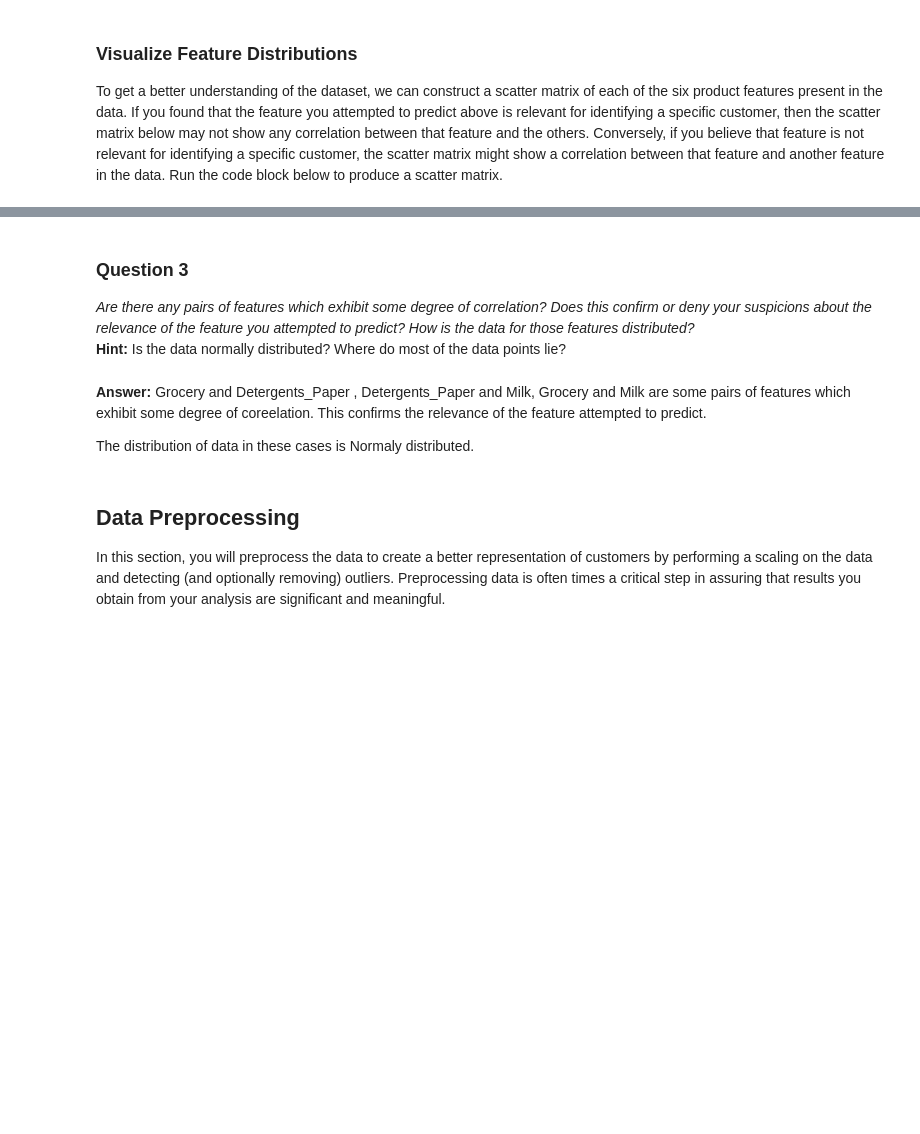
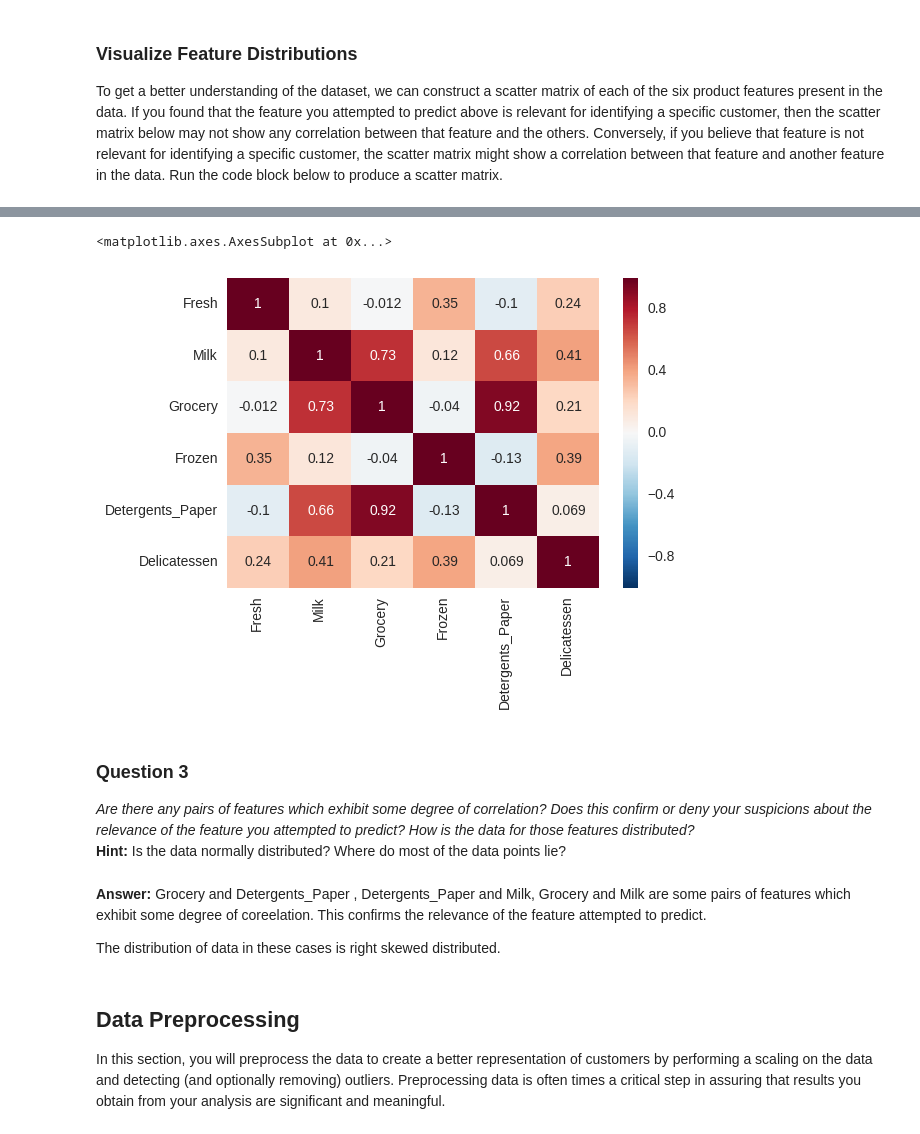
Before and after one commit to tahirahmad2030/customersegments, a Jupyter notebook: customer_segments.ipynb, the cells around one changed output, grey strips where cells are left out. Cells and saved outputs as stored; diff of their text form; code cells hidden in the pictures; blank space fills up the shorter version.

```diff
--- a/customer_segments.ipynb
+++ b/customer_segments.ipynb
@@ -142,3 +148,9 @@ pd.scatter_matrix(data, alpha = 0.3, figsize = (14,8), diagonal = 'kde');
+# %%
+import seaborn as sns
+sns.heatmap(data.corr(), annot=True)
+# %% [output]
+<matplotlib.axes.AxesSubplot at 0x...>
+[figure, added]
 # %% [markdown]
 ### Question 3
 *Are there any pairs of features which exhibit some degree of correlation? Does this confirm or deny your suspicions about the relevance of the feature you attempted to predict? How is the data for those features distributed?*
@@ -146,7 +158,7 @@ pd.scatter_matrix(data, alpha = 0.3, figsize = (14,8), diagonal = 'kde');
 # %% [markdown]
 **Answer:** Grocery and Detergents_Paper , Detergents_Paper and Milk, Grocery and Milk are some pairs of features which exhibit some degree of coreelation. This confirms the relevance of the feature attempted to predict.
 
-The distribution of data in these cases is Normaly distributed.
+The distribution of data in these cases is right skewed distributed.
 # %% [markdown]
 ## Data Preprocessing
 In this section, you will preprocess the data to create a better representation of customers by performing a scaling on the data and detecting (and optionally removing) outliers. Preprocessing data is often times a critical step in assuring that results you obtain from your analysis are significant and meaningful.
```
Also changed, not shown: parts of 20 cells of this notebook.
